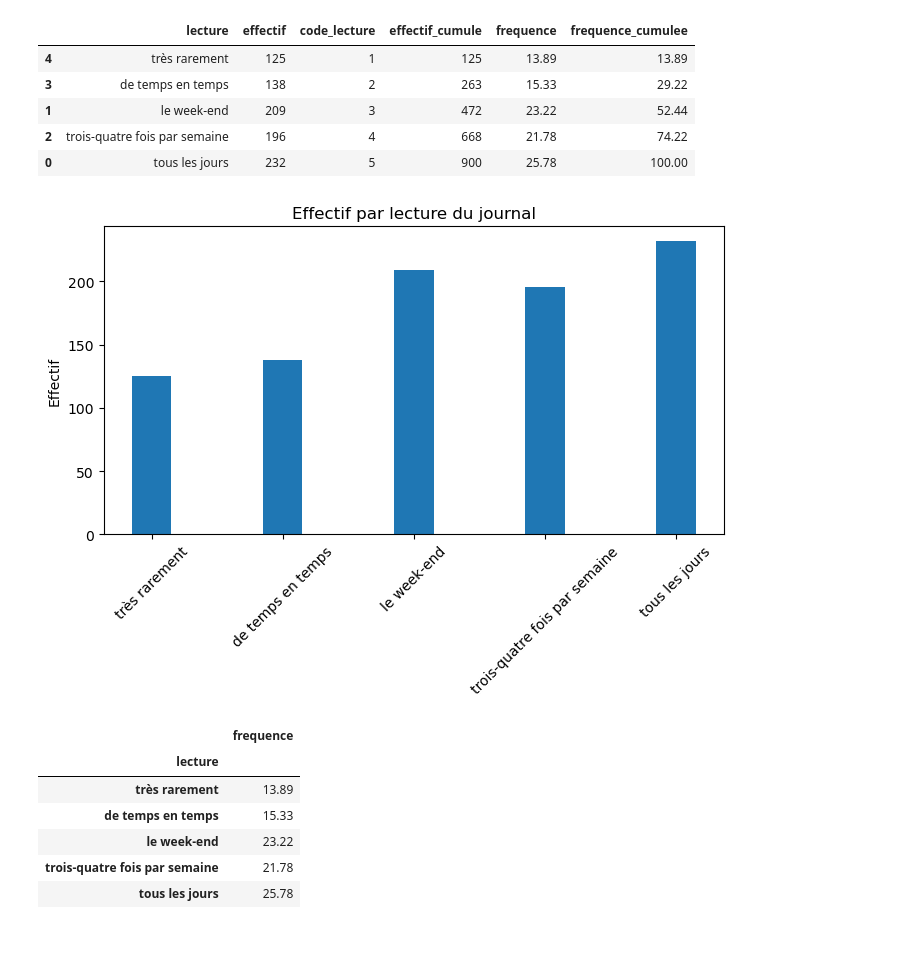
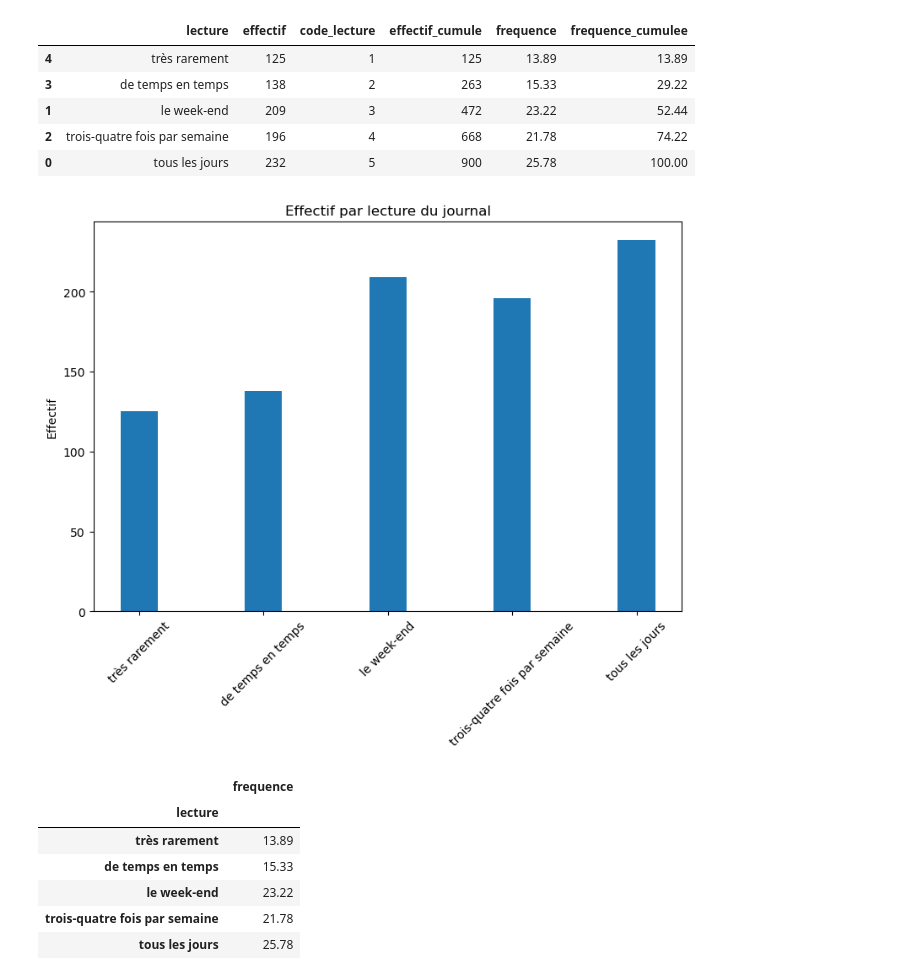
Before and after one commit to Sciences-historiques-numeriques/histoire_numerique_methodes, a Jupyter notebook: statistiques_descriptives/analyse_univariee_quali.ipynb, the cells around one changed output. Cells and saved outputs as stored; diff of their text form; code cells hidden in the pictures; blank space fills up the shorter version.

```diff
--- a/statistiques_descriptives/analyse_univariee_quali.ipynb
+++ b/statistiques_descriptives/analyse_univariee_quali.ipynb
@@ -213,26 +223,26 @@ df_lecture_journal
 # %%
 # Distribution par lecture journal
 
 objects = [l for l in sgb_lecture_journal.index]
 eff = [l for l in sgb_lecture_journal.values]
 
 
 objects = [l for l in df_lecture_journal.sort_values('code_lecture')['lecture']]
 eff = [l for l in df_lecture_journal.sort_values('code_lecture')['effectif']]
 
 p1 = plt.bar(objects, eff, width=0.3)
 
 #plt.xticks(l5Years)
 plt.ylabel('Effectif')
 plt.title('Effectif par lecture du journal')
-plt.gcf().set_size_inches(8,4)
+plt.gcf().set_size_inches(9,6)
 #plt.gca().axes.get_xaxis().set_visible(False)
 # supported formats: eps, pdf, pgf, png, ps, raw, rgba, svg, svgz
 #plt.savefig('exported_pictures/effectifs_naissances_par_annee.png', dpi=100, bbox_inches = "tight") #pdf, svg
 plt.xticks(rotation=45)
 plt.show()
 # %% [output]
-[figure, old version]
+[figure, new version]
 # %%
 lect_jour = df_lecture_journal[['lecture', 'frequence']]
 lect_jour.set_index('lecture', inplace=True)
```
Also changed, not shown: parts of 15 cells of this notebook.
